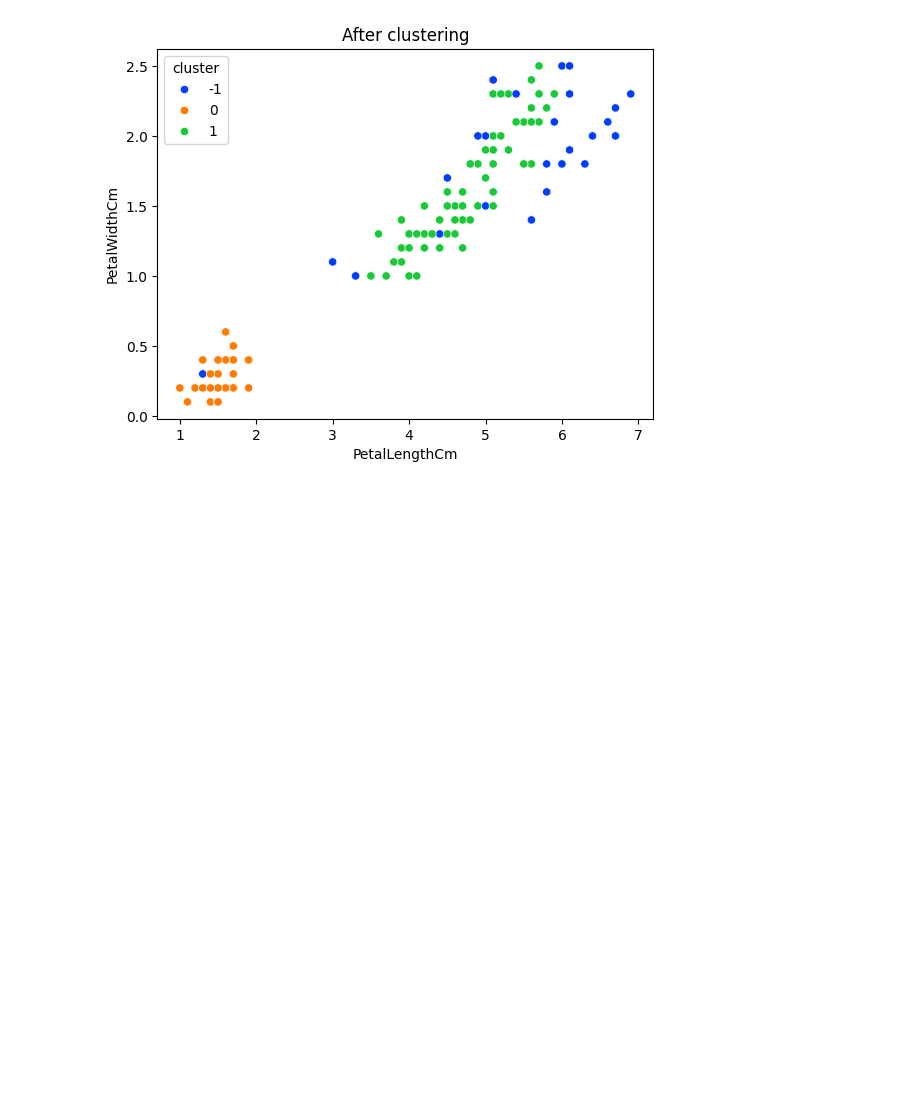
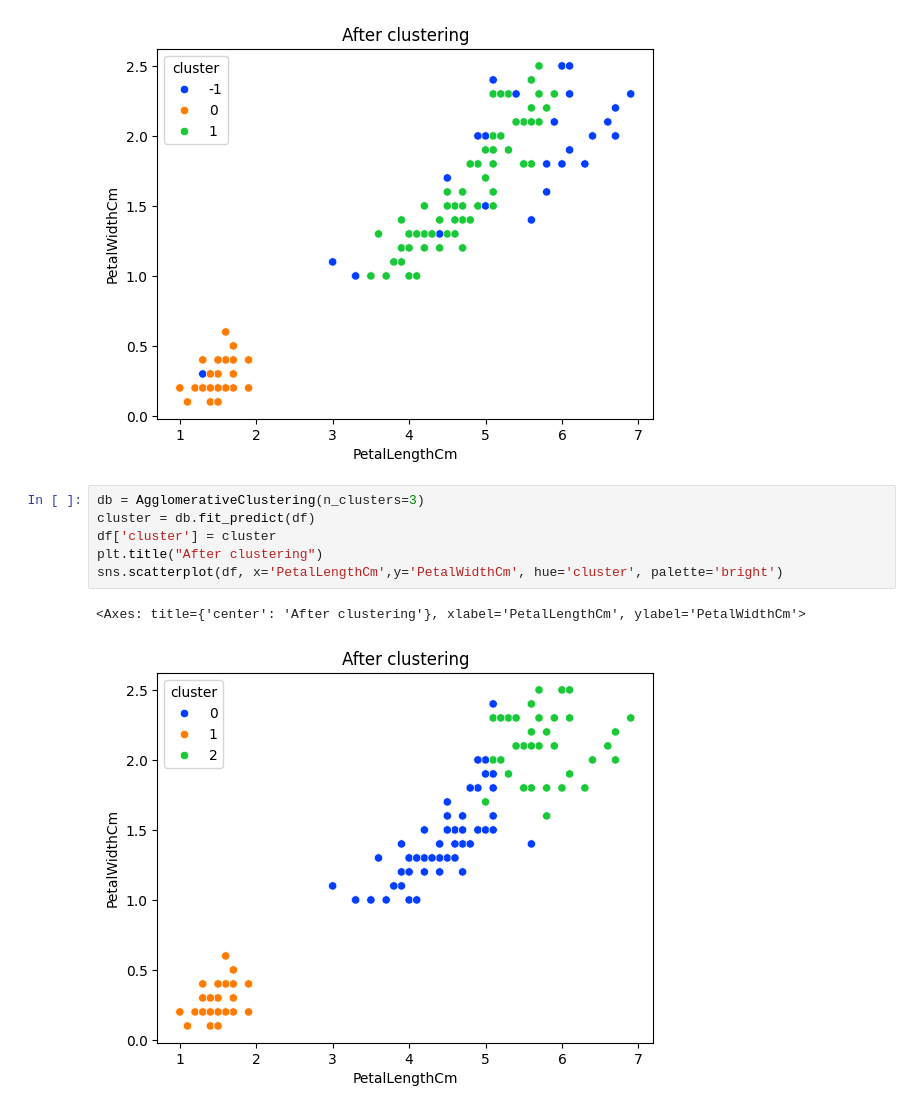
Before and after one commit to a4archit/ML-Journey, a Jupyter notebook: Algorithms/DBSCAN/code.ipynb, the cells around one changed output. Cells and saved outputs as stored; diff of their text form; blank space fills up the shorter version.

Commit message:
Practice Agglomerative Hiearchial Clustering

```diff
--- a/Algorithms/DBSCAN/code.ipynb
+++ b/Algorithms/DBSCAN/code.ipynb
@@ -30,3 +30,12 @@ sns.scatterplot(df, x='PetalLengthCm',y='PetalWidthCm', hue='cluster', palette='
 # %% [output]
 <Axes: title={'center': 'After clustering'}, xlabel='PetalLengthCm', ylabel='PetalWidthCm'>
 [figure]
+# %%
+db = AgglomerativeClustering(n_clusters=3)
+cluster = db.fit_predict(df)
+df['cluster'] = cluster
+plt.title("After clustering")
+sns.scatterplot(df, x='PetalLengthCm',y='PetalWidthCm', hue='cluster', palette='bright')
+# %% [output]
+<Axes: title={'center': 'After clustering'}, xlabel='PetalLengthCm', ylabel='PetalWidthCm'>
+[figure, added]
```
Also changed, not shown: parts of 3 cells of this notebook.
